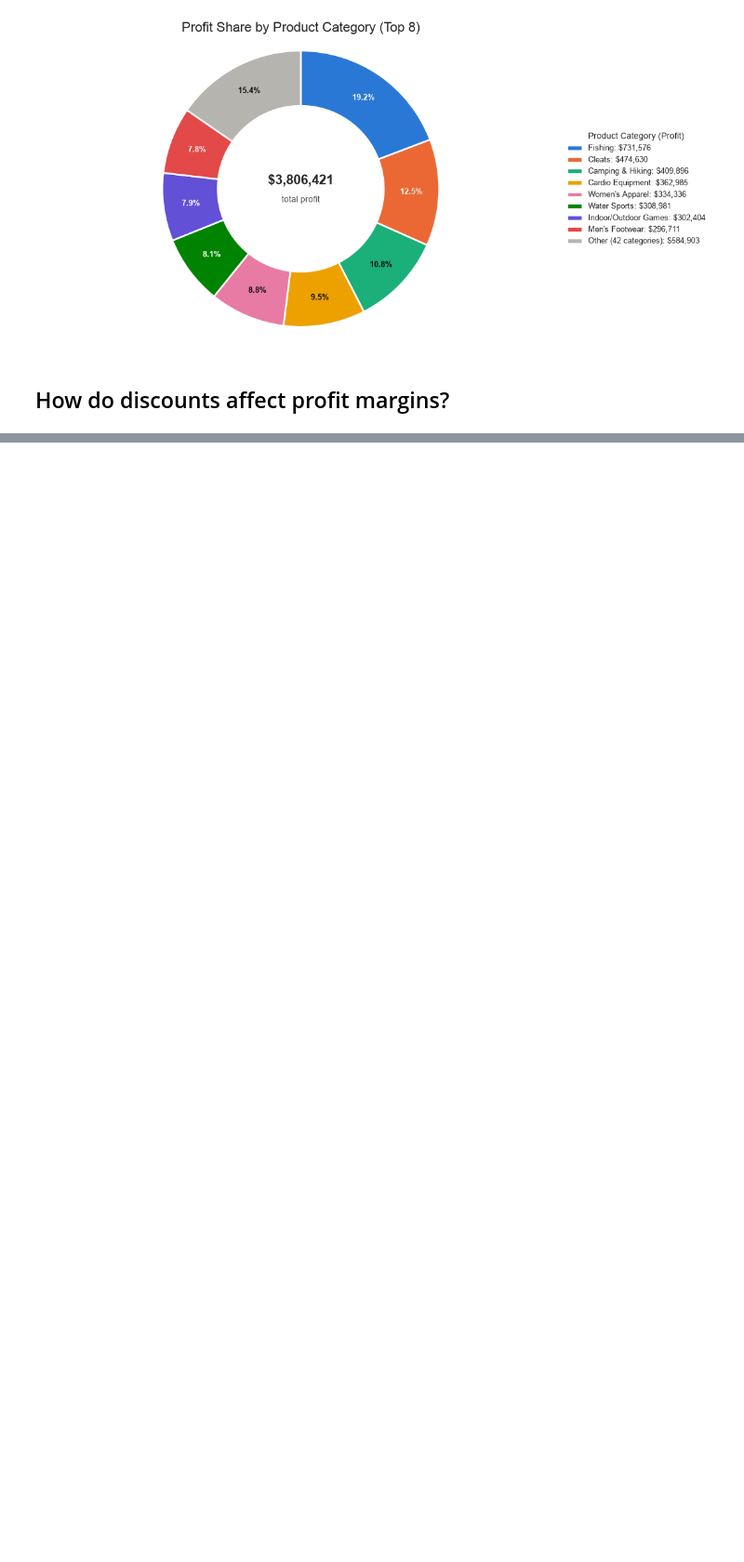
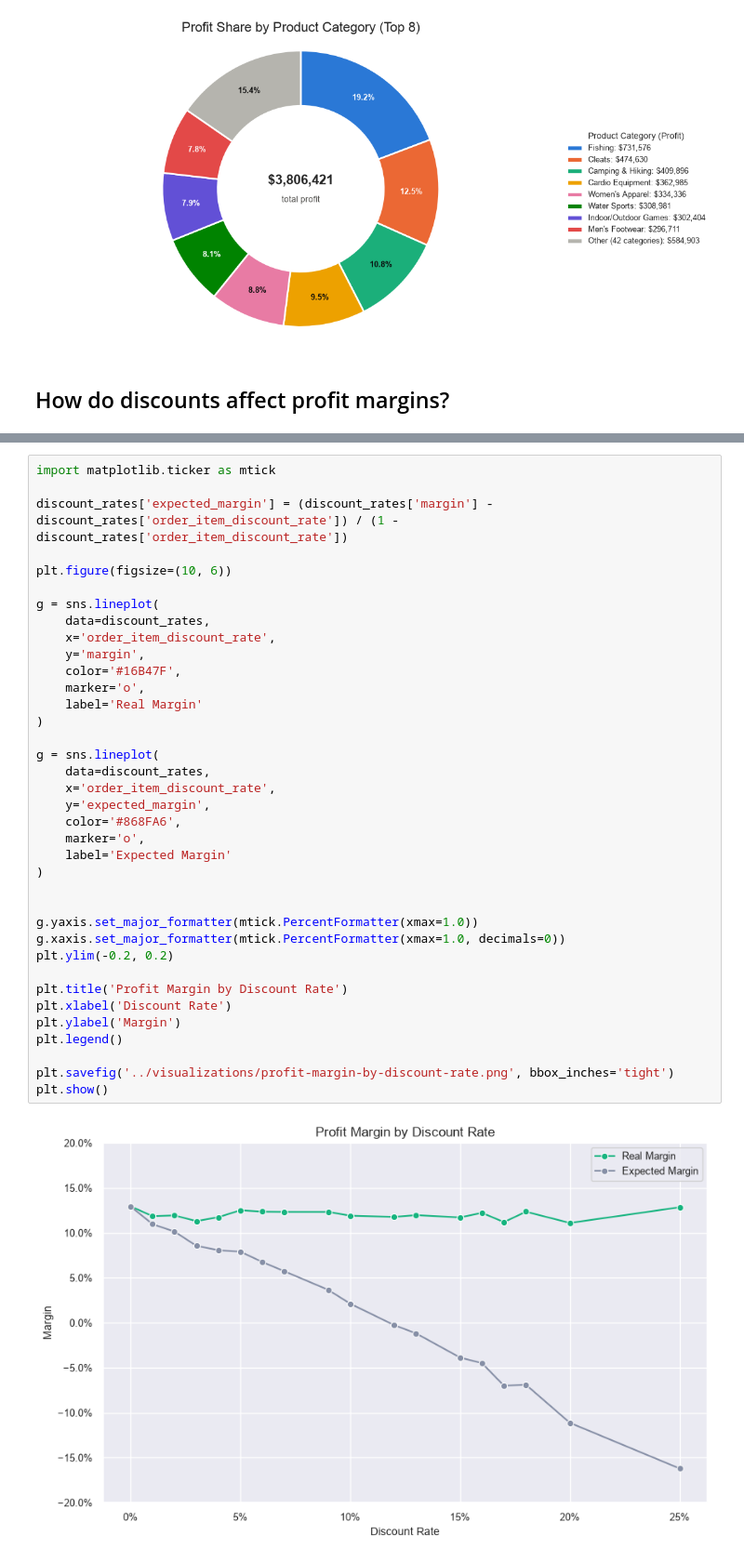
Before and after one commit to DimitarK13/smart-supply-chain, a Jupyter notebook: notebooks/07-financial-performance-analysis.ipynb, the cells around one changed output, grey strips where cells are left out. Shown at 93% size. Saved outputs shown, nothing was run; the diff lists cells and outputs as text; blank space fills up the shorter version.

Commit message:
investigate how discounts affect profit margins

```diff
--- a/notebooks/07-financial-performance-analysis.ipynb
+++ b/notebooks/07-financial-performance-analysis.ipynb
@@ -103,0 +151,39 @@ plt.show()
+# %%
+import matplotlib.ticker as mtick
+
+discount_rates['expected_margin'] = (discount_rates['margin'] - discount_rates['order_item_discount_rate']) / (1 - discount_rates['order_item_discount_rate'])
+
+plt.figure(figsize=(10, 6))
+
+g = sns.lineplot(
+    data=discount_rates,
+    x='order_item_discount_rate',
+    y='margin',
+    color='#16B47F',
+    marker='o',
+    label='Real Margin'
+)
+
+g = sns.lineplot(
+    data=discount_rates,
+    x='order_item_discount_rate',
+    y='expected_margin',
+    color='#868FA6',
+    marker='o',
+    label='Expected Margin'
+)
+
+
+g.yaxis.set_major_formatter(mtick.PercentFormatter(xmax=1.0))
+g.xaxis.set_major_formatter(mtick.PercentFormatter(xmax=1.0, decimals=0))
+plt.ylim(-0.2, 0.2)
+
+plt.title('Profit Margin by Discount Rate')
+plt.xlabel('Discount Rate')
+plt.ylabel('Margin')
+plt.legend()
+
+plt.savefig('../visualizations/profit-margin-by-discount-rate.png', bbox_inches='tight')
+plt.show()
+# %% [output]
+[figure, added]
```
Also changed, not shown: parts of 3 cells of this notebook, 1 other file.
